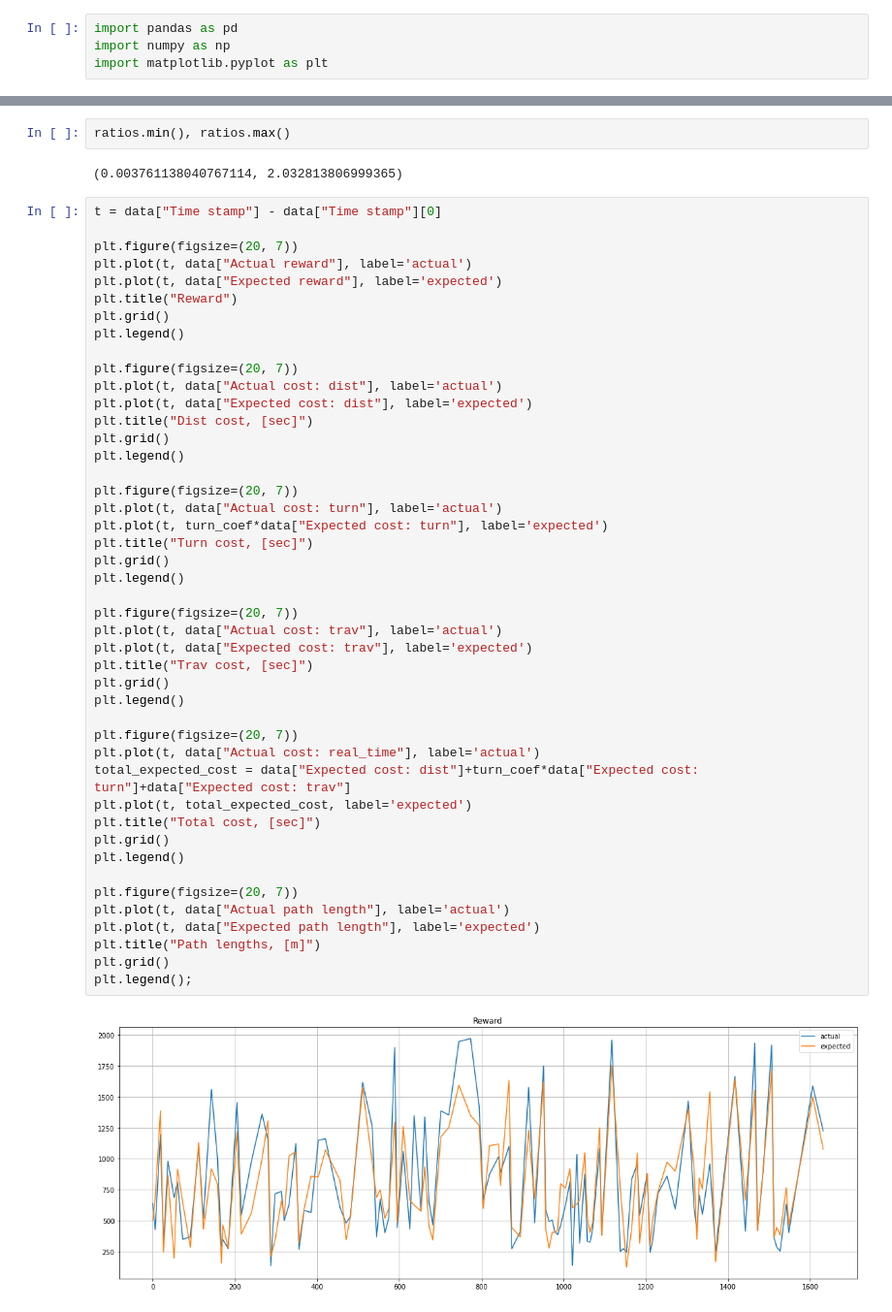
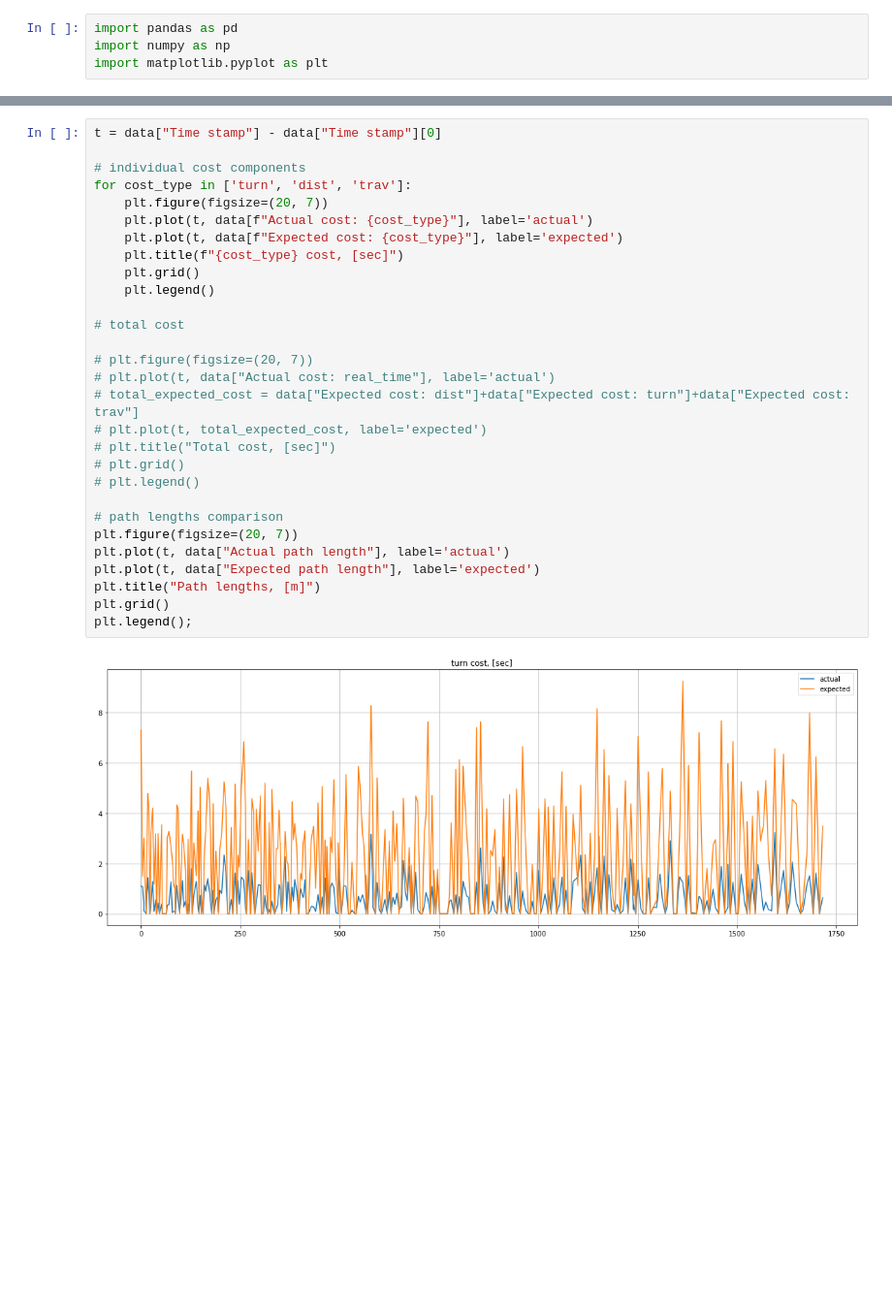
Before and after one commit to tpet/rpz_planning, a Jupyter notebook: notebooks/local_rewards_costs.ipynb, the cells around one changed output, grey strips where cells are left out. Shown at 97% size. Cells and saved outputs as stored; diff of their text form; blank space fills up the shorter version.

```diff
--- a/notebooks/local_rewards_costs.ipynb
+++ b/notebooks/local_rewards_costs.ipynb
@@ -26,51 +28,31 @@ Mean Actual / Expected turn costs ratio: 0.3819708749986926
-# %%
-ratios.min(), ratios.max()
-# %% [output]
-(0.003761138040767114, 2.032813806999365)
 # %%
 t = data["Time stamp"] - data["Time stamp"][0]
 
-plt.figure(figsize=(20, 7))
-plt.plot(t, data["Actual reward"], label='actual')
-plt.plot(t, data["Expected reward"], label='expected')
-plt.title("Reward")
-plt.grid()
-plt.legend()
+# individual cost components
+for cost_type in ['turn', 'dist', 'trav']:
+    plt.figure(figsize=(20, 7))
+    plt.plot(t, data[f"Actual cost: {cost_type}"], label='actual')
+    plt.plot(t, data[f"Expected cost: {cost_type}"], label='expected')
+    plt.title(f"{cost_type} cost, [sec]")
+    plt.grid()
+    plt.legend()
 
-plt.figure(figsize=(20, 7))
-plt.plot(t, data["Actual cost: dist"], label='actual')
-plt.plot(t, data["Expected cost: dist"], label='expected')
-plt.title("Dist cost, [sec]")
-plt.grid()
-plt.legend()
+# total cost
 
-plt.figure(figsize=(20, 7))
-plt.plot(t, data["Actual cost: turn"], label='actual')
-plt.plot(t, turn_coef*data["Expected cost: turn"], label='expected')
-plt.title("Turn cost, [sec]")
-plt.grid()
-plt.legend()
+# plt.figure(figsize=(20, 7))
+# plt.plot(t, data["Actual cost: real_time"], label='actual')
+# total_expected_cost = data["Expected cost: dist"]+data["Expected cost: turn"]+data["Expected cost: trav"]
+# plt.plot(t, total_expected_cost, label='expected')
+# plt.title("Total cost, [sec]")
+# plt.grid()
+# plt.legend()
 
-plt.figure(figsize=(20, 7))
-plt.plot(t, data["Actual cost: trav"], label='actual')
-plt.plot(t, data["Expected cost: trav"], label='expected')
-plt.title("Trav cost, [sec]")
-plt.grid()
-plt.legend()
-
-plt.figure(figsize=(20, 7))
-plt.plot(t, data["Actual cost: real_time"], label='actual')
-total_expected_cost = data["Expected cost: dist"]+turn_coef*data["Expected cost: turn"]+data["Expected cost: trav"]
-plt.plot(t, total_expected_cost, label='expected')
-plt.title("Total cost, [sec]")
-plt.grid()
-plt.legend()
-
+# path lengths comparison
 plt.figure(figsize=(20, 7))
 plt.plot(t, data["Actual path length"], label='actual')
 plt.plot(t, data["Expected path length"], label='expected')
 plt.title("Path lengths, [m]")
 plt.grid()
 plt.legend();
 # %% [output]
-[figure, old version]
+[figure, new version]
```
Also changed, not shown: parts of 4 cells of this notebook, 5 other files.
